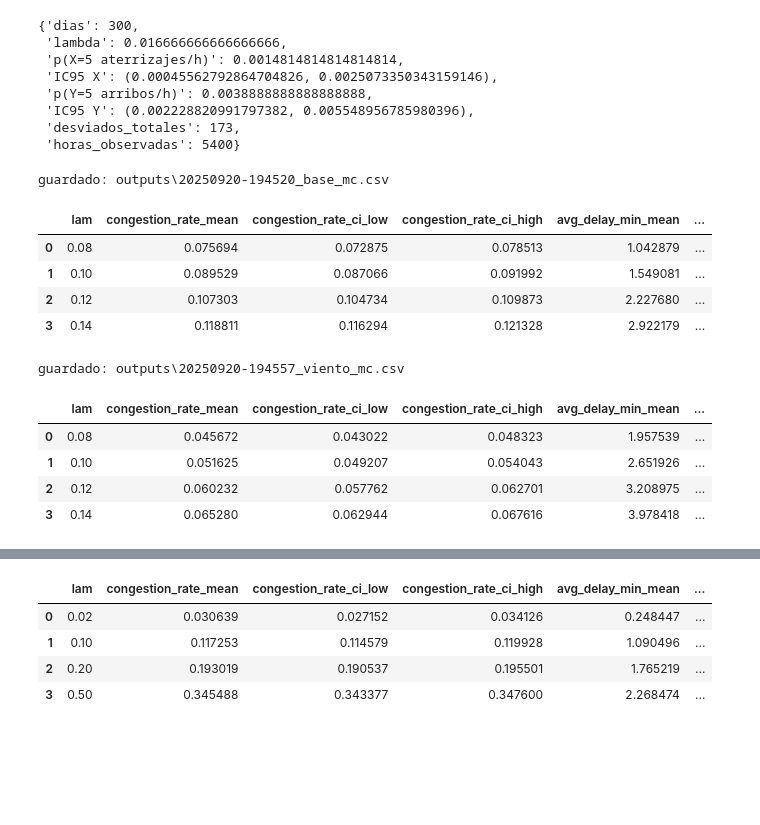
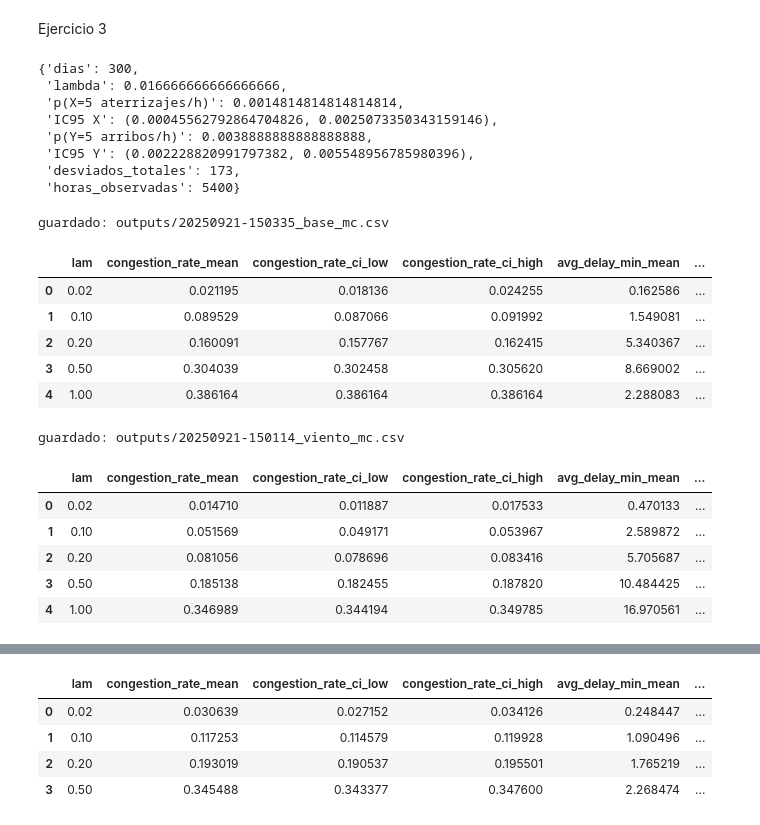
Before and after one commit to belenchen1/tp1-ACN, a Jupyter notebook: tp-nuevo/Experimentos.ipynb, the cells around one changed output, grey strips where cells are left out. Saved outputs shown, nothing was run; the diff lists cells and outputs as text; code cells hidden in the pictures; blank space fills up the shorter version.

```diff
--- a/tp-nuevo/Experimentos.ipynb
+++ b/tp-nuevo/Experimentos.ipynb
@@ -23,4 +27,6 @@ def save_result(df: pd.DataFrame, meta: dict, name: str) -> str:
         json.dump(meta, f, ensure_ascii=False, indent=2)
     print("guardado:", csv_path)
     return csv_path
+# %% [markdown]
+Ejercicio 3
 # %%
@@ -120,35 +171,37 @@ res
  'desviados_totales': 173,
  'horas_observadas': 5400}
 # %%
-lams = [0.08, 0.10, 0.12, 0.14]
+lams = [0.02, 0.1, 0.2, 0.5, 1]
 # %%
 
 df_base = montecarlo_base(lams=lams, dias=200, seed=123)
 save_result(df_base, {"scenario":"base", "lams":lams, "dias":200, "seed":123}, "base_mc")
 df_base.head()
 # %% [output]
-guardado: outputs\20250920-194520_base_mc.csv
+guardado: outputs/20250921-150335_base_mc.csv
 |  | lam | congestion_rate_mean | congestion_rate_ci_low | congestion_rate_ci_high | avg_delay_min_mean | ... |
-| 0 | 0.08 | 0.075694 | 0.072875 | 0.078513 | 1.042879 | ... |
+| 0 | 0.02 | 0.021195 | 0.018136 | 0.024255 | 0.162586 | ... |
 | 1 | 0.10 | 0.089529 | 0.087066 | 0.091992 | 1.549081 | ... |
-| 2 | 0.12 | 0.107303 | 0.104734 | 0.109873 | 2.227680 | ... |
-| 3 | 0.14 | 0.118811 | 0.116294 | 0.121328 | 2.922179 | ... |
+| 2 | 0.20 | 0.160091 | 0.157767 | 0.162415 | 5.340367 | ... |
+| 3 | 0.50 | 0.304039 | 0.302458 | 0.305620 | 8.669002 | ... |
+| 4 | 1.00 | 0.386164 | 0.386164 | 0.386164 | 2.288083 | ... |
 # %%
-kw = {"p_goaround": 0.10, "final_threshold_nm": 3}
+kw = {"p_goaround": 0.10, "final_threshold_nm": 2.5}
 df_wind = montecarlo_dias(
     lams=lams, dias = 200, seed=123,
     Controller=TraficoAEPViento, controller_kwargs=kw
 )
 df_wind["scenario"] = "viento"
 save_result(df_wind, {"scenario":"viento", "kwargs":kw, "lams":lams, "dias":200, "seed":123}, "viento_mc")
 df_wind.head()
 # %% [output]
-guardado: outputs\20250920-194557_viento_mc.csv
+guardado: outputs/20250921-150114_viento_mc.csv
 |  | lam | congestion_rate_mean | congestion_rate_ci_low | congestion_rate_ci_high | avg_delay_min_mean | ... |
-| 0 | 0.08 | 0.045672 | 0.043022 | 0.048323 | 1.957539 | ... |
-| 1 | 0.10 | 0.051625 | 0.049207 | 0.054043 | 2.651926 | ... |
-| 2 | 0.12 | 0.060232 | 0.057762 | 0.062701 | 3.208975 | ... |
-| 3 | 0.14 | 0.065280 | 0.062944 | 0.067616 | 3.978418 | ... |
+| 0 | 0.02 | 0.014710 | 0.011887 | 0.017533 | 0.470133 | ... |
+| 1 | 0.10 | 0.051569 | 0.049171 | 0.053967 | 2.589872 | ... |
+| 2 | 0.20 | 0.081056 | 0.078696 | 0.083416 | 5.705687 | ... |
+| 3 | 0.50 | 0.185138 | 0.182455 | 0.187820 | 10.484425 | ... |
+| 4 | 1.00 | 0.346989 | 0.344194 | 0.349785 | 16.970561 | ... |
 # %%
 import importlib
 import Simulacion, TraficoAEPCierre, Montecarlo
```
Also changed, not shown: parts of 8 cells of this notebook, 19 other files.
